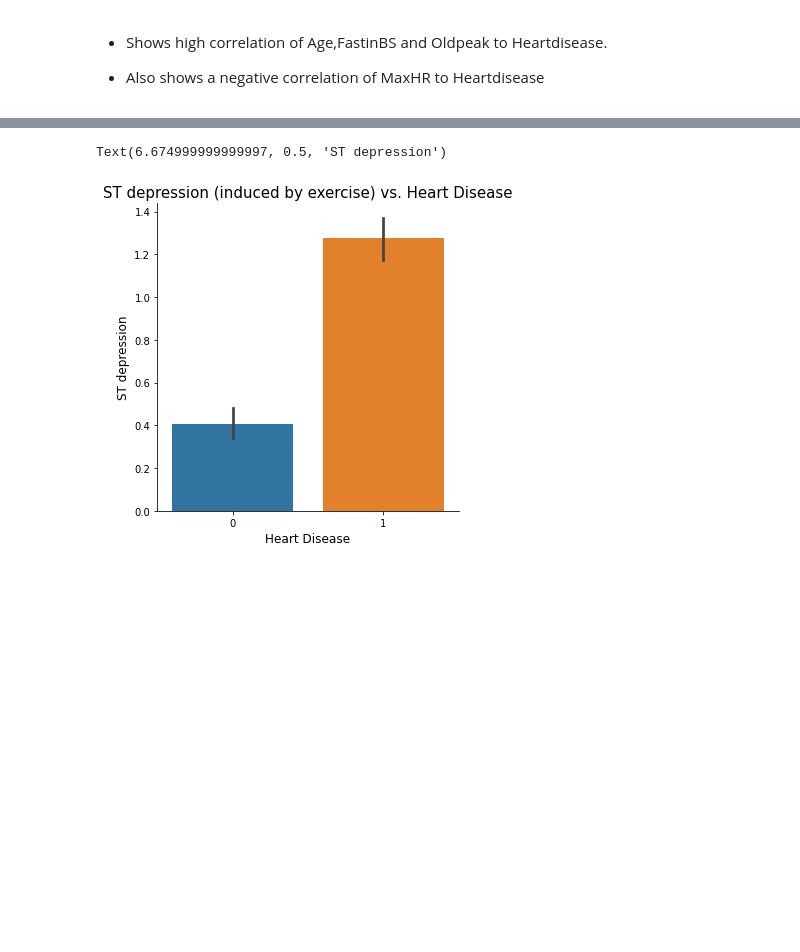
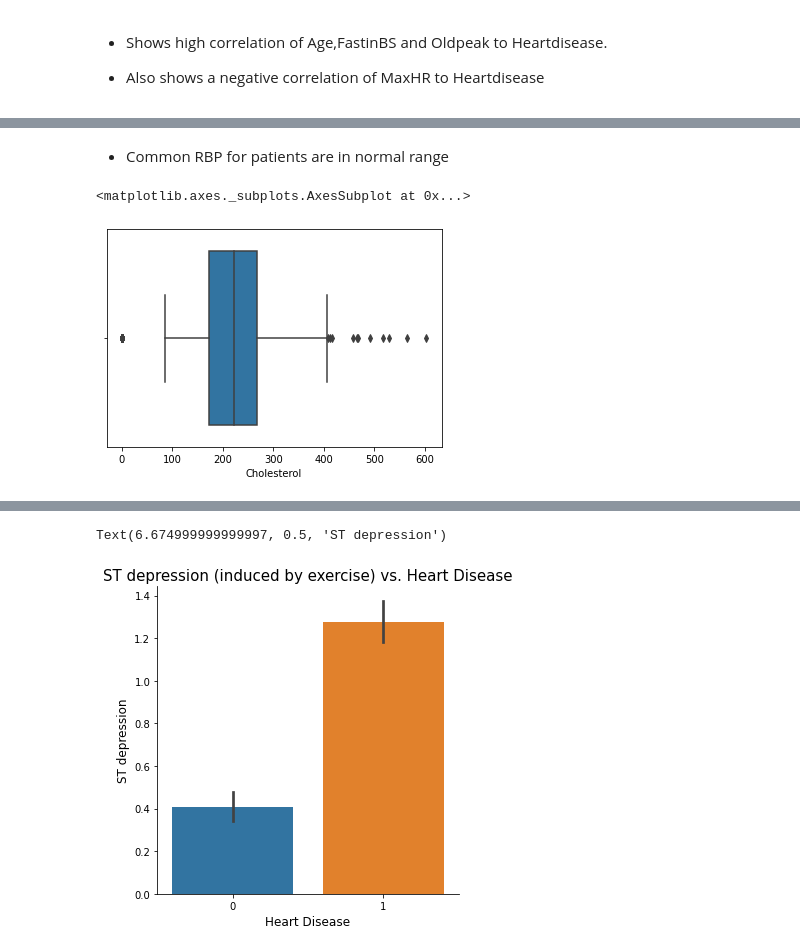
Before and after one commit to HarmonyKM/Data-Vizualization, a Jupyter notebook: Project_2_Part_2.ipynb, the cells around one changed output, grey strips where cells are left out. Cells and saved outputs as stored; diff of their text form; code cells hidden in the pictures; blank space fills up the shorter version.

```diff
--- a/Project_2_Part_2.ipynb
+++ b/Project_2_Part_2.ipynb
@@ -325,0 +329,8 @@ sns.heatmap(df_heart.corr(), annot= True, ax=ax)
+# %% [markdown]
+- Common RBP for patients are in normal range
+# %%
+
+sns.boxplot(data = df_heart, x= 'Cholesterol')
+# %% [output]
+<matplotlib.axes._subplots.AxesSubplot at 0x...>
+[figure, added]
```
Also changed, not shown: parts of 24 cells of this notebook.
